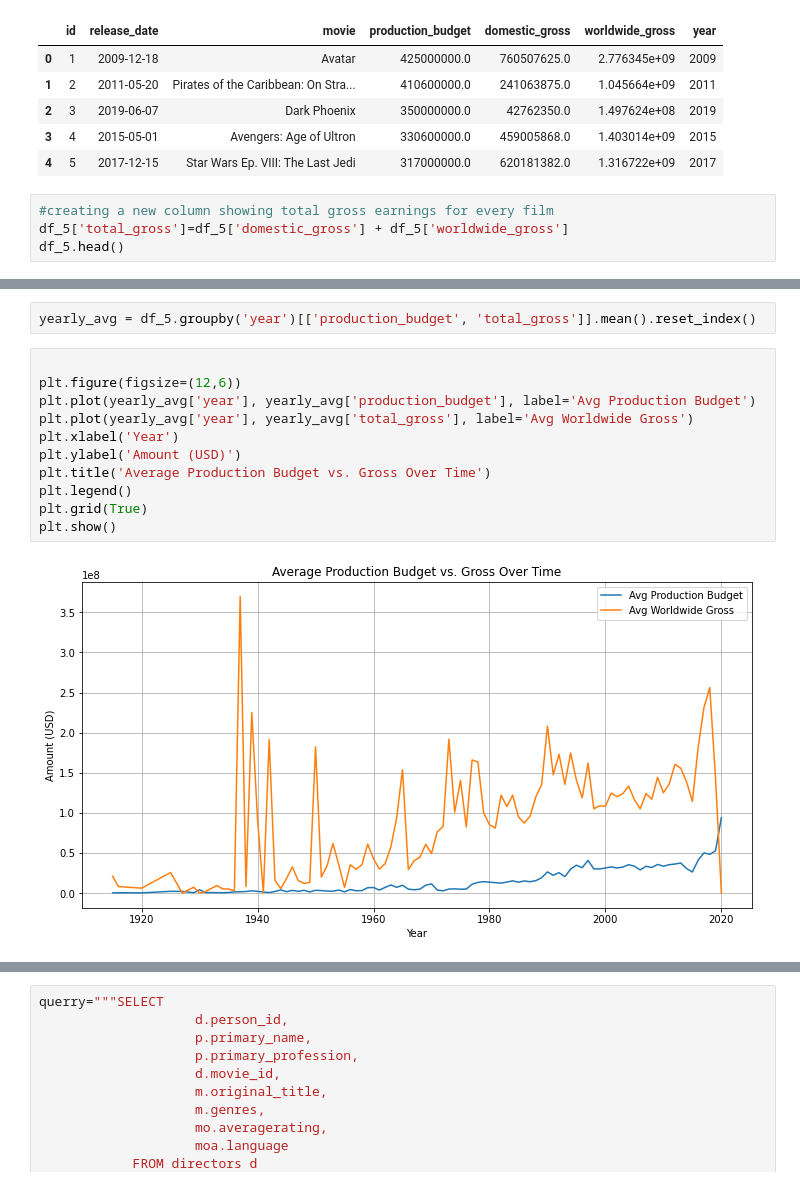
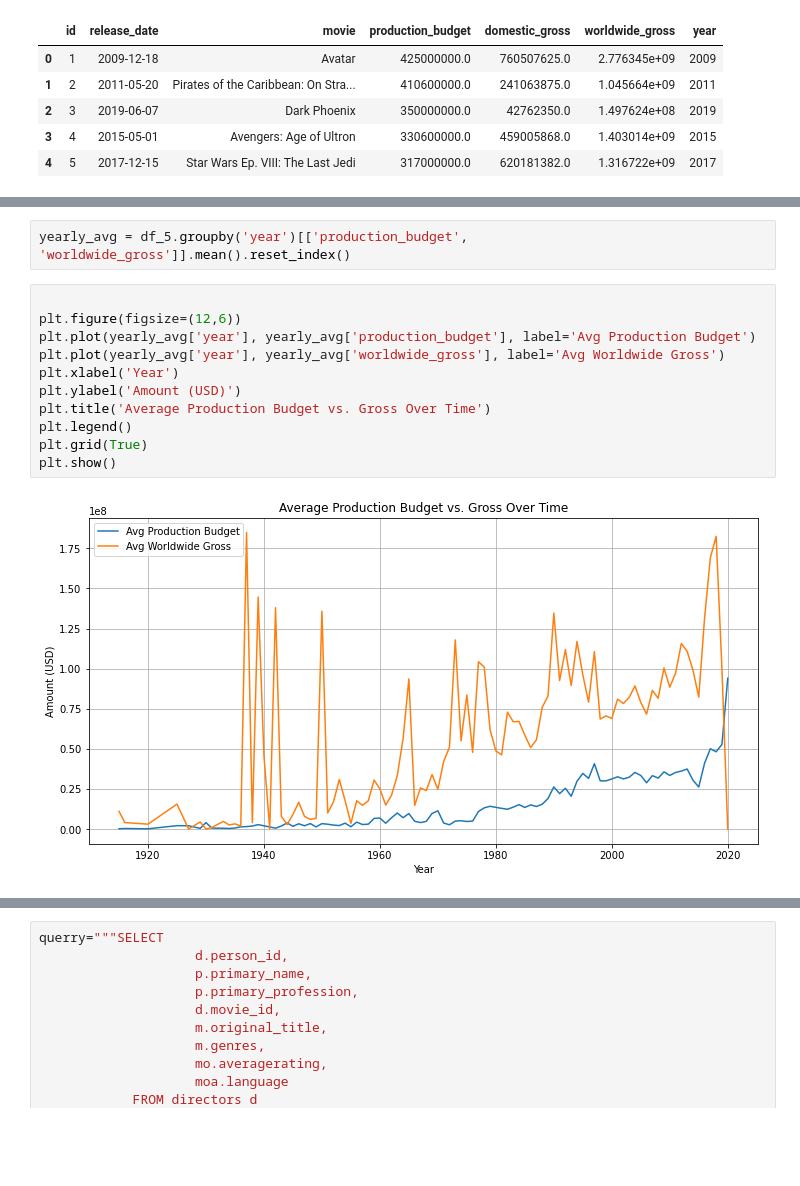
Before and after one commit to Christine-Muhoro/movie_group_project, a Jupyter notebook: notebooks/kuria.ipynb, the cells around one changed output, grey strips where cells are left out. Saved outputs shown, nothing was run; the diff lists cells and outputs as text; blank space fills up the shorter version.

Commit message:
fixed some columns

```diff
--- a/notebooks/kuria.ipynb
+++ b/notebooks/kuria.ipynb
@@ -482,7 +482,3 @@ df_5.head()
 | 2 | 3 | 2019-06-07 | Dark Phoenix | 350000000.0 | 42762350.0 | 1.497624e+08 | 2019 |
 | 3 | 4 | 2015-05-01 | Avengers: Age of Ultron | 330600000.0 | 459005868.0 | 1.403014e+09 | 2015 |
 | 4 | 5 | 2017-12-15 | Star Wars Ep. VIII: The Last Jedi | 317000000.0 | 620181382.0 | 1.316722e+09 | 2017 |
-# %%
-#creating a new column showing total gross earnings for every film
-df_5['total_gross']=df_5['domestic_gross'] + df_5['worldwide_gross']
-df_5.head()
@@ -496,18 +485,18 @@ df_5.head()
 # %%
-yearly_avg = df_5.groupby('year')[['production_budget', 'total_gross']].mean().reset_index()
+yearly_avg = df_5.groupby('year')[['production_budget', 'worldwide_gross']].mean().reset_index()
 # %%
 
 plt.figure(figsize=(12,6))
 plt.plot(yearly_avg['year'], yearly_avg['production_budget'], label='Avg Production Budget')
-plt.plot(yearly_avg['year'], yearly_avg['total_gross'], label='Avg Worldwide Gross')
+plt.plot(yearly_avg['year'], yearly_avg['worldwide_gross'], label='Avg Worldwide Gross')
 plt.xlabel('Year')
 plt.ylabel('Amount (USD)')
 plt.title('Average Production Budget vs. Gross Over Time')
 plt.legend()
 plt.grid(True)
 plt.show()
 # %% [output]
-[figure, old version]
+[figure, new version]
 # %%
 
 
```
Also changed, not shown: parts of 6 cells of this notebook.
